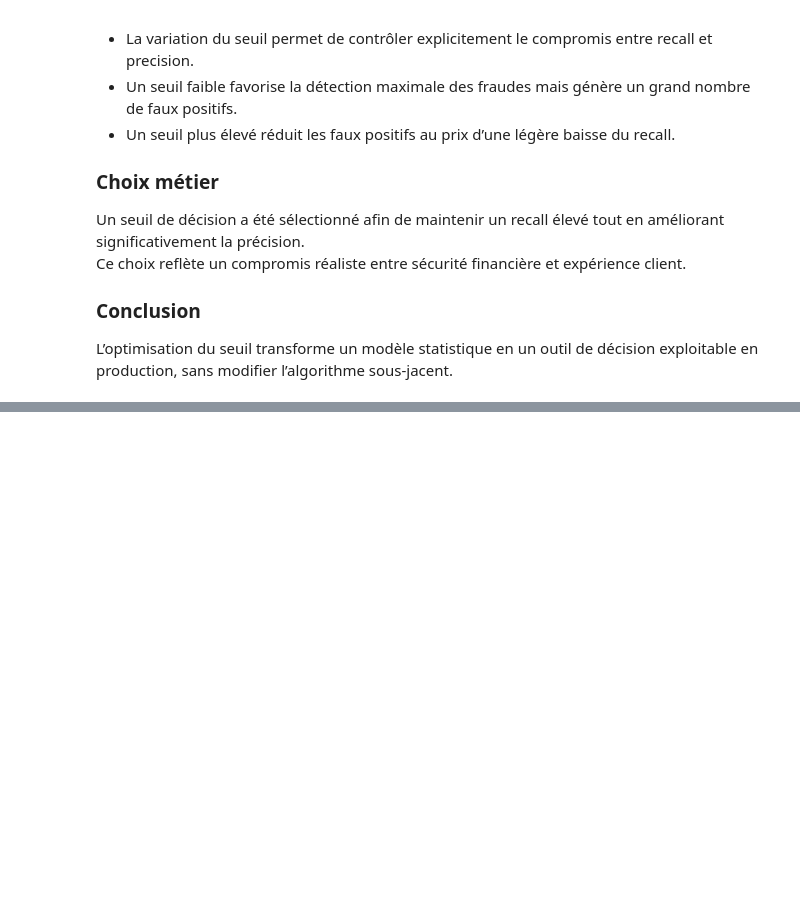
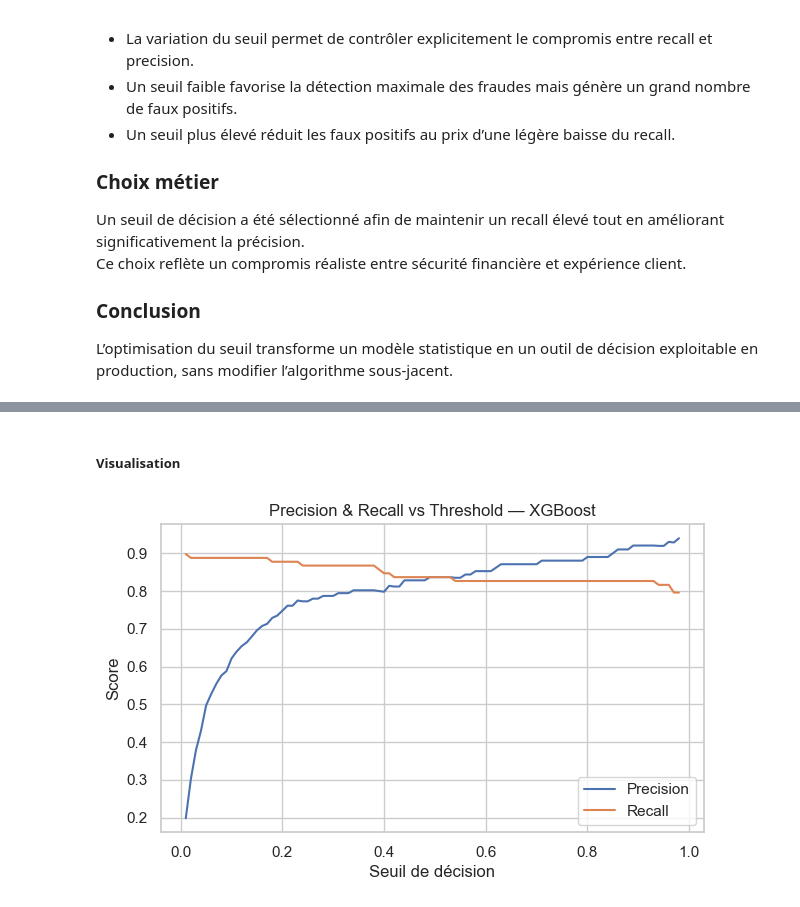
Before and after one commit to ayasmihii/fraud-detection-ml, a Jupyter notebook: notebooks/01_eda_credit_card_fraud.ipynb, the cells around one changed output, grey strips where cells are left out. Saved outputs shown, nothing was run; the diff lists cells and outputs as text; code cells hidden in the pictures; blank space fills up the shorter version.

Commit message:
Optimize decision threshold for XGBoost

```diff
--- a/notebooks/01_eda_credit_card_fraud.ipynb
+++ b/notebooks/01_eda_credit_card_fraud.ipynb
@@ -489,0 +503,13 @@ L’optimisation du seuil transforme un modèle statistique en un outil de déci
+# %%
+xgb_model = XGBClassifier(
+    n_estimators=200,
+    max_depth=5,
+    learning_rate=0.1,
+    subsample=0.8,
+    colsample_bytree=0.8,
+    scale_pos_weight=scale_pos_weight,
+    eval_metric="logloss",
+    random_state=42
+)
+
+xgb_model.fit(X_train, y_train)
@@ -489,0 +531,7 @@ L’optimisation du seuil transforme un modèle statistique en un outil de déci
+# %%
+y_proba_xgb = xgb_model.predict_proba(X_test)[:, 1]
+y_pred_xgb = (y_proba_xgb >= 0.5).astype(int)
+
+print(confusion_matrix(y_test, y_pred_xgb))
+print(classification_report(y_test, y_pred_xgb, digits=4))
+print("ROC-AUC:", roc_auc_score(y_test, y_proba_xgb))
@@ -489,0 +555,16 @@ L’optimisation du seuil transforme un modèle statistique en un outil de déci
+# %%
+thresholds = np.arange(0.01, 0.99, 0.01)
+
+results_xgb = []
+
+for t in thresholds:
+    y_pred_t = (y_proba_xgb >= t).astype(int)
+    p = precision_score(y_test, y_pred_t)
+    r = recall_score(y_test, y_pred_t)
+    results_xgb.append((t, p, r))
+
+threshold_xgb_df = pd.DataFrame(
+    results_xgb, columns=["threshold", "precision", "recall"]
+)
+
+threshold_xgb_df.head()
@@ -489,0 +578,13 @@ L’optimisation du seuil transforme un modèle statistique en un outil de déci
+# %% [markdown]
+##### Visualisation
+# %%
+plt.figure(figsize=(7,4))
+plt.plot(threshold_xgb_df["threshold"], threshold_xgb_df["precision"], label="Precision")
+plt.plot(threshold_xgb_df["threshold"], threshold_xgb_df["recall"], label="Recall")
+plt.xlabel("Seuil de décision")
+plt.ylabel("Score")
+plt.title("Precision & Recall vs Threshold — XGBoost")
+plt.legend()
+plt.show()
+# %% [output]
+[figure, added]
```
Also changed, not shown: parts of 15 cells of this notebook.
